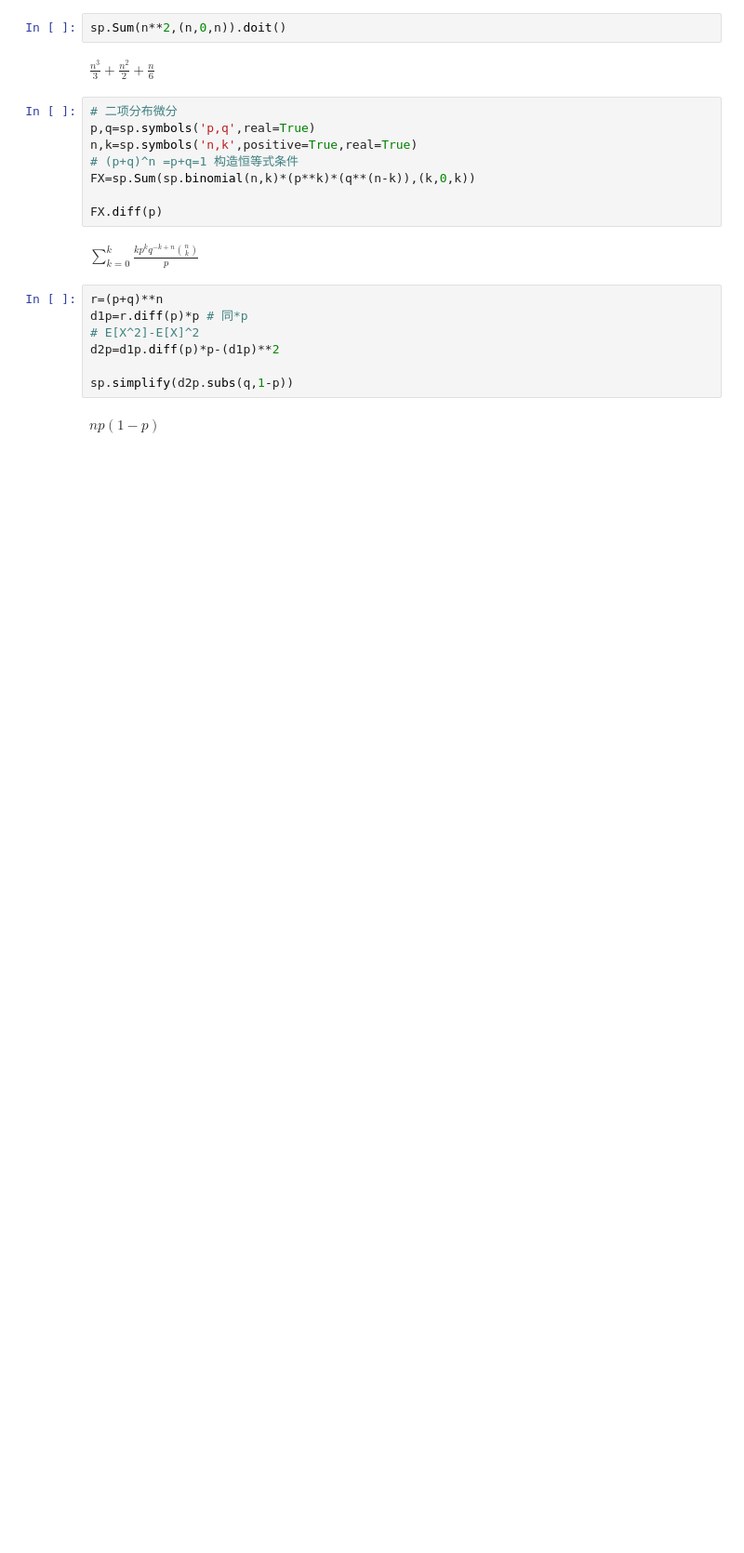
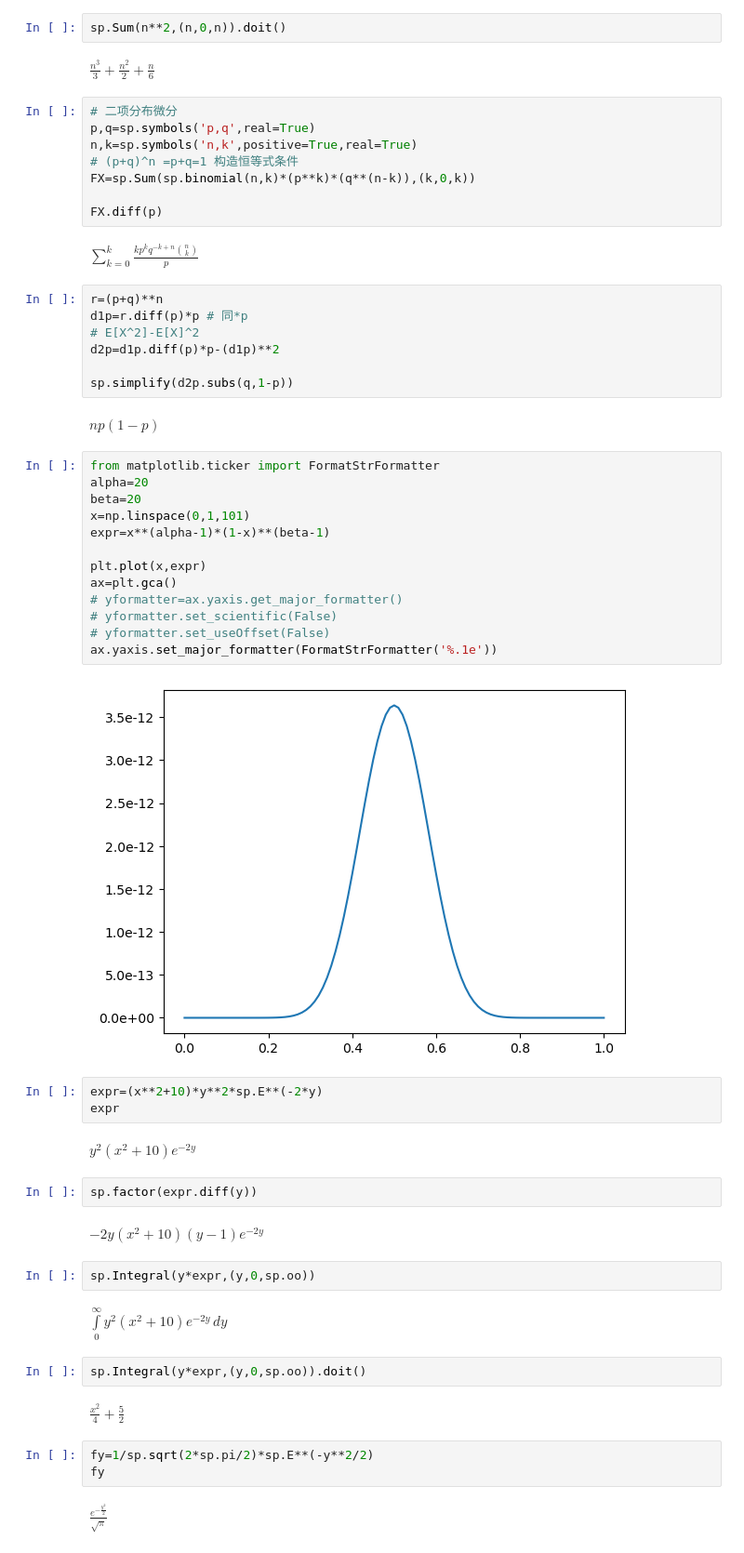
Before and after one commit to Harden-code/my, a Jupyter notebook: probability/pro_temp.ipynb, the cells around one changed output. Shown at 93% size. Saved outputs shown, nothing was run; the diff lists cells and outputs as text; blank space fills up the shorter version.

```diff
--- a/probability/pro_temp.ipynb
+++ b/probability/pro_temp.ipynb
@@ -93,3 +93,40 @@ d2p=d1p.diff(p)*p-(d1p)**2
 sp.simplify(d2p.subs(q,1-p))
 # %% [output]
 $\displaystyle n p \left(1 - p\right)$
+# %%
+from matplotlib.ticker import FormatStrFormatter
+alpha=20
+beta=20
+x=np.linspace(0,1,101)
+expr=x**(alpha-1)*(1-x)**(beta-1)
+
+plt.plot(x,expr)
+ax=plt.gca()
+# yformatter=ax.yaxis.get_major_formatter()
+# yformatter.set_scientific(False)
+# yformatter.set_useOffset(False)
+ax.yaxis.set_major_formatter(FormatStrFormatter('%.1e'))
+# %% [output]
+[figure, added]
+# %%
+expr=(x**2+10)*y**2*sp.E**(-2*y)
+expr
+# %% [output]
+$\displaystyle y^{2} \left(x^{2} + 10\right) e^{- 2 y}$
+# %%
+sp.factor(expr.diff(y))
+# %% [output]
+$\displaystyle - 2 y \left(x^{2} + 10\right) \left(y - 1\right) e^{- 2 y}$
+# %%
+sp.Integral(y*expr,(y,0,sp.oo))
+# %% [output]
+$\displaystyle \int\limits_{0}^{\infty} y^{2} \left(x^{2} + 10\right) e^{- 2 y}\, dy$
+# %%
+sp.Integral(y*expr,(y,0,sp.oo)).doit()
+# %% [output]
+$\displaystyle \frac{x^{2}}{4} + \frac{5}{2}$
+# %%
+fy=1/sp.sqrt(2*sp.pi/2)*sp.E**(-y**2/2)
+fy
+# %% [output]
+$\displaystyle \frac{e^{- \frac{y^{2}}{2}}}{\sqrt{\pi}}$
```
Also changed, not shown: parts of 4 cells of this notebook, 22 other files.
